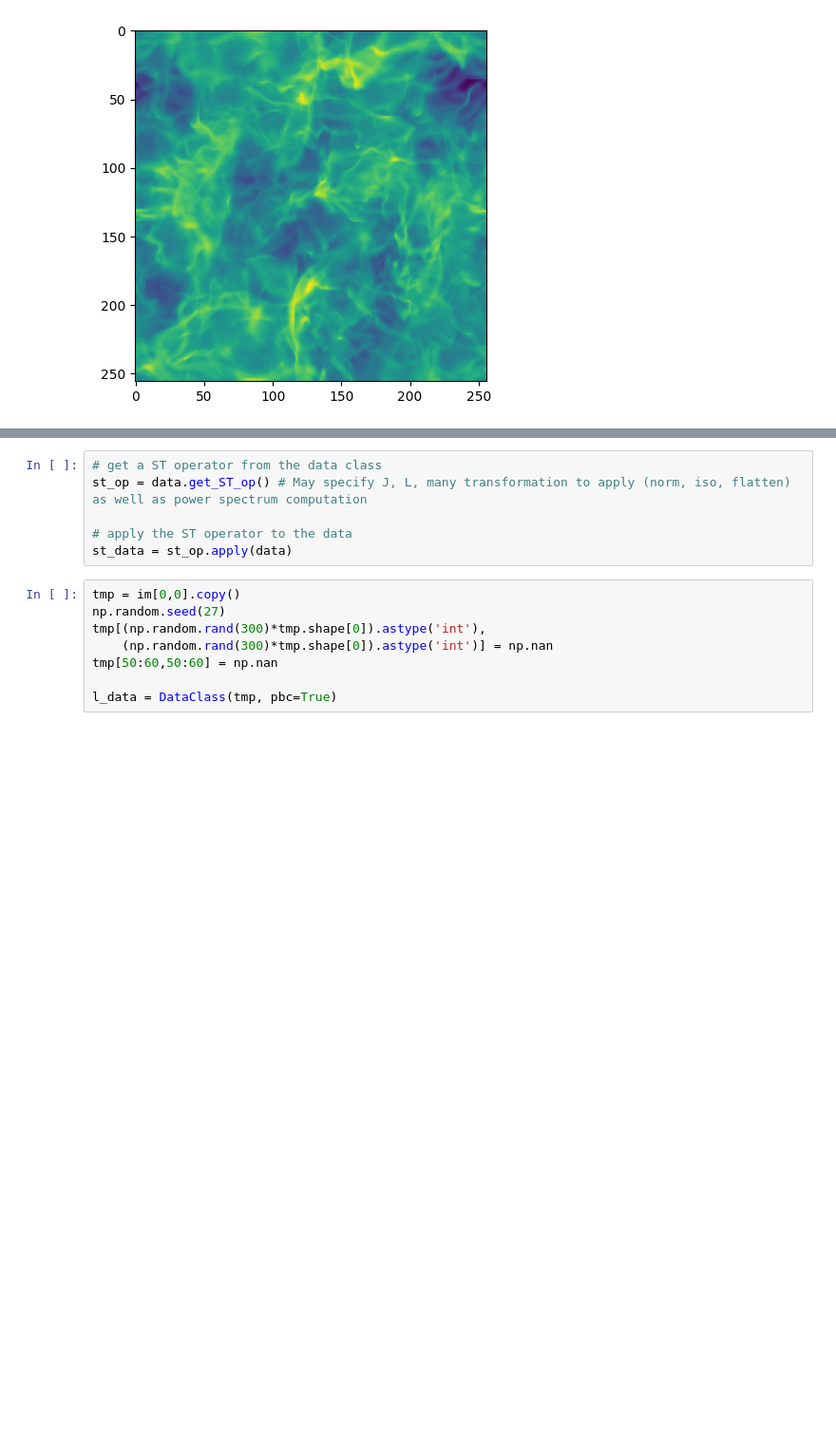
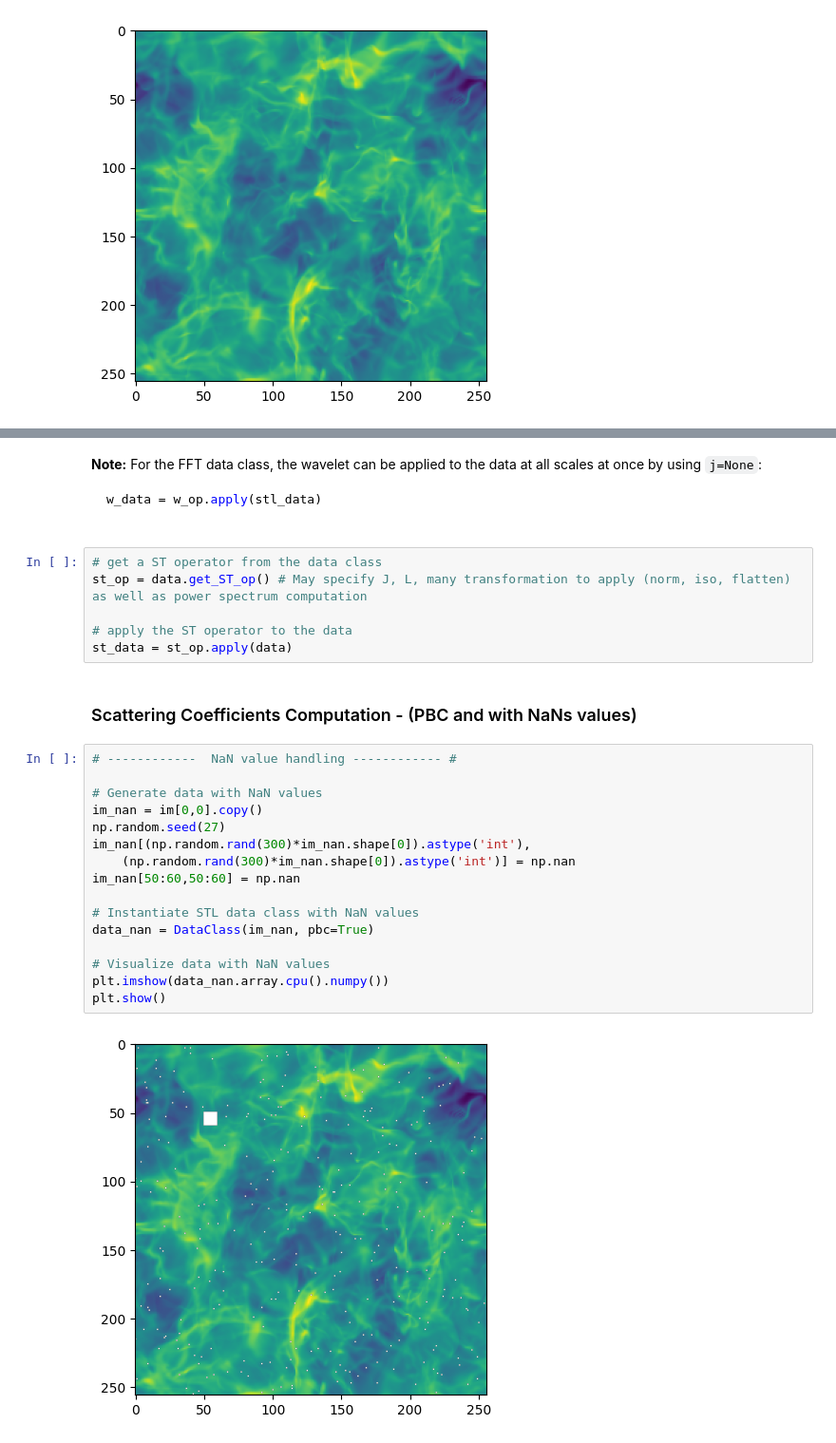
Before and after one commit to camilledussauchoy-glitch/STL-Dev_Camille, a Jupyter notebook: docs/user_notebook.ipynb, the cells around one changed output, grey strips where cells are left out. Shown at 95% size. Cells and saved outputs as stored; diff of their text form; blank space fills up the shorter version.

````diff
--- a/docs/user_notebook.ipynb
+++ b/docs/user_notebook.ipynb
@@ -66,17 +77,33 @@ for k in range(4):
     plt.imshow(w_data.array[k].cpu().numpy().real)
 # %% [output]
 [figure]
+# %% [markdown]
+**Note:** For the FFT data class, the wavelet can be applied to the data at all scales at once by using `j=None`:
+```python
+w_data = w_op.apply(stl_data)
 # %%
 # get a ST operator from the data class
 st_op = data.get_ST_op() # May specify J, L, many transformation to apply (norm, iso, flatten) as well as power spectrum computation
 
 # apply the ST operator to the data
 st_data = st_op.apply(data)
+# %% [markdown]
+### Scattering Coefficients Computation - (PBC and with NaNs values)
 # %%
-tmp = im[0,0].copy()
+# ------------  NaN value handling ------------ #
+
+# Generate data with NaN values
+im_nan = im[0,0].copy()
 np.random.seed(27)
-tmp[(np.random.rand(300)*tmp.shape[0]).astype('int'),
-    (np.random.rand(300)*tmp.shape[0]).astype('int')] = np.nan
-tmp[50:60,50:60] = np.nan
+im_nan[(np.random.rand(300)*im_nan.shape[0]).astype('int'),
+    (np.random.rand(300)*im_nan.shape[0]).astype('int')] = np.nan
+im_nan[50:60,50:60] = np.nan
 
-l_data = DataClass(tmp, pbc=True)
+# Instantiate STL data class with NaN values
+data_nan = DataClass(im_nan, pbc=True)
+
+# Visualize data with NaN values
+plt.imshow(data_nan.array.cpu().numpy())
+plt.show()
+# %% [output]
+[figure, added]
````
Also changed, not shown: parts of 12 cells of this notebook, 4 other files.
